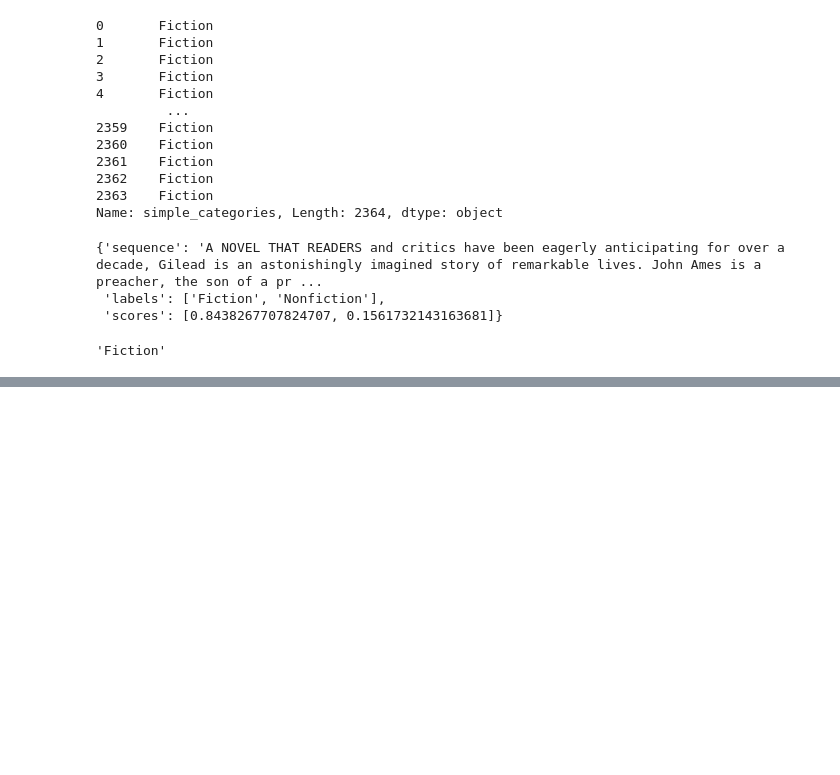
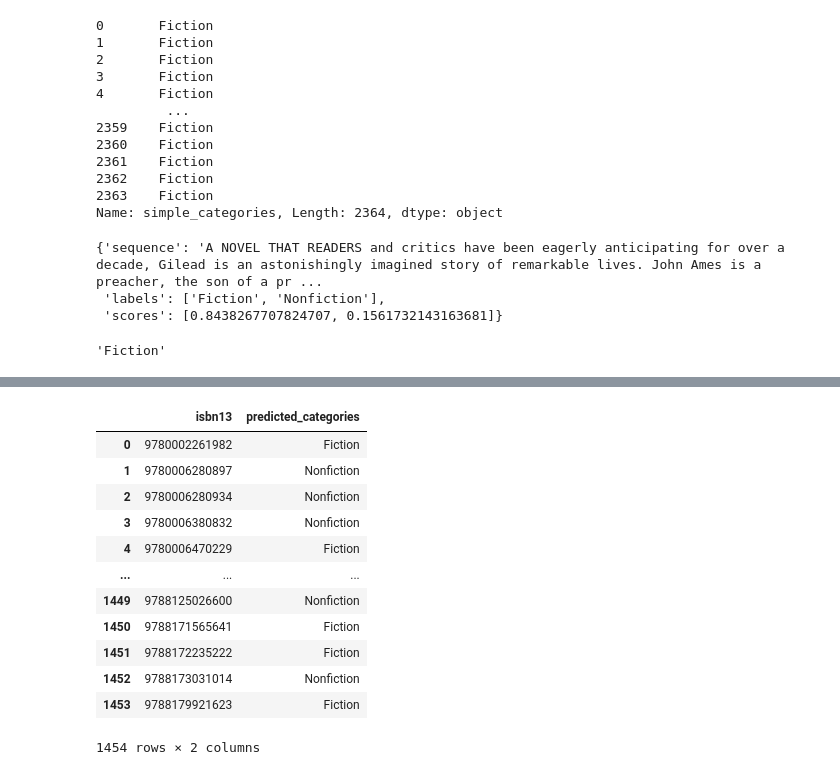
Before and after one commit to DanielMichaelGhaly/Book-Recommendation-System, a Jupyter notebook: Book-Recommender/text_classification.ipynb, the cells around one changed output, grey strips where cells are left out. Drawn from its saved outputs; the diff is of its cells as text; code cells hidden in the pictures; blank space fills up the shorter version.

```diff
--- a/Book-Recommender/text_classification.ipynb
+++ b/Book-Recommender/text_classification.ipynb
@@ -138,0 +184,5 @@ max_label
+# %%
+isbns = []
+predicted_catgs = []
+
+missing_catgs = books.loc[books["simple_categories"].isna(), ["isbn13", "description"]].reset_index(drop=True)
@@ -138,0 +196,16 @@ max_label
+# %%
+missing_predicted_dataFrame
+# %% [output]
+|  | isbn13 | predicted_categories |
+| 0 | 9780002261982 | Fiction |
+| 1 | 9780006280897 | Nonfiction |
+| 2 | 9780006280934 | Nonfiction |
+| 3 | 9780006380832 | Nonfiction |
+| 4 | 9780006470229 | Fiction |
+| ... | ... | ... |
+| 1449 | 9788125026600 | Nonfiction |
+| 1450 | 9788171565641 | Fiction |
+| 1451 | 9788172235222 | Fiction |
+| 1452 | 9788173031014 | Nonfiction |
+| 1453 | 9788179921623 | Fiction |
+1454 rows × 2 columns
```
Also changed, not shown: parts of 13 cells of this notebook, 1 other file.
